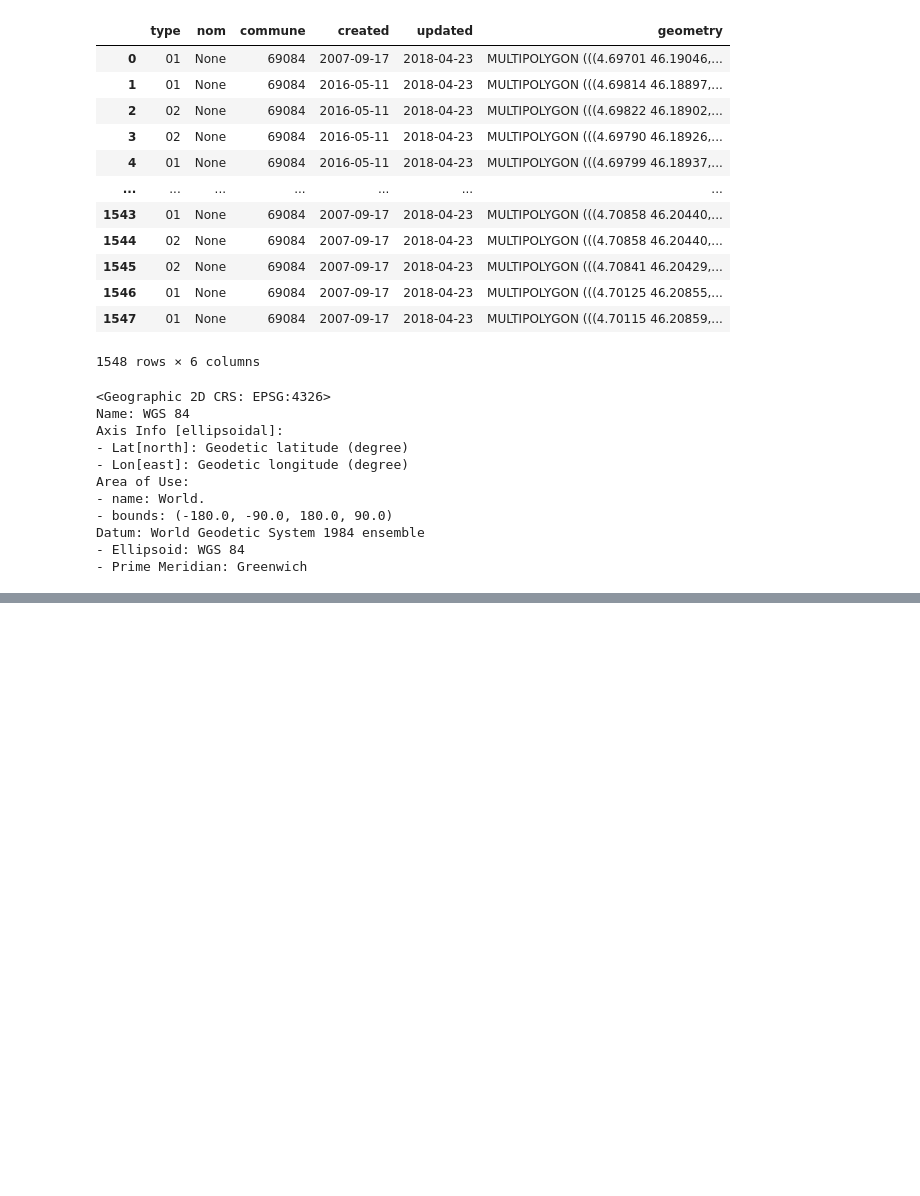
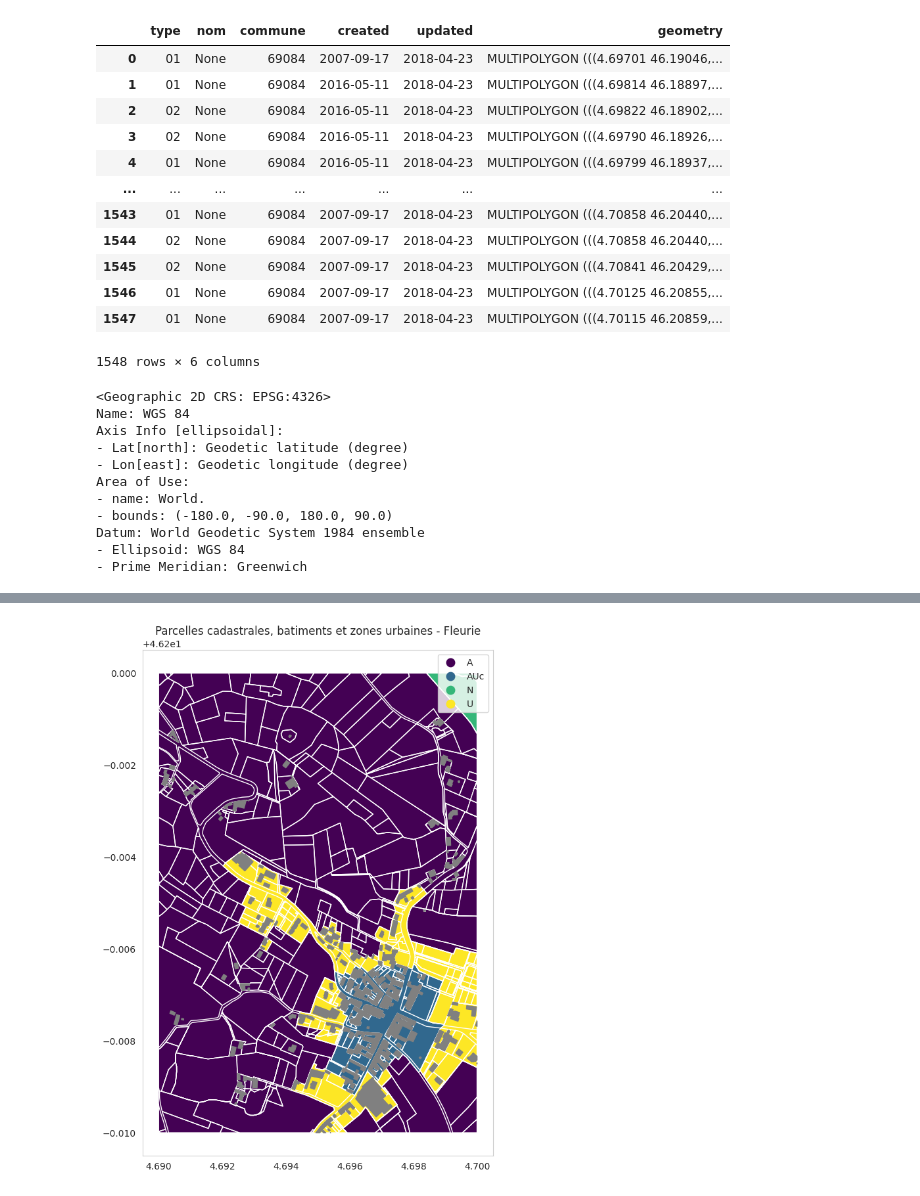
Before and after one commit to SimonJaricot/gis-fleurie, a Jupyter notebook: 01_explore_fleurie.ipynb, the cells around one changed output, grey strips where cells are left out. Cells and saved outputs as stored; diff of their text form; code cells hidden in the pictures; blank space fills up the shorter version.

```diff
--- a/01_explore_fleurie.ipynb
+++ b/01_explore_fleurie.ipynb
@@ -198,0 +211,3 @@ gpd.clip(building_gdf, center_boundaries).plot(
+# %%
+urban_path = list(data_path.glob('**/*URBA*.shp'))
+urban_path
@@ -198,0 +216,2 @@ gpd.clip(building_gdf, center_boundaries).plot(
+# %%
+urban = gpd.read_file(urban_path[0])
@@ -198,0 +234,4 @@ gpd.clip(building_gdf, center_boundaries).plot(
+# %%
+# Convert to the same CRS as the other files
+urban = urban.to_crs(parcelle_gdf.crs)
+urban.crs
@@ -198,0 +270,28 @@ gpd.clip(building_gdf, center_boundaries).plot(
+# %%
+urban_clip = gpd.clip(urban, center_boundaries)
+# %%
+fig, ax = plt.subplots(figsize=(10, 10))
+
+urban_clip.plot(
+    column='TYPEZONE',
+    cmap='viridis',
+    ax=ax,
+    legend=True,
+)
+parcelle_clip.plot(
+    color="None",
+    edgecolor='white',
+    ax=ax
+)
+building_clip.plot(
+    color="grey",
+    edgecolor='grey',
+    ax=ax,
+)
+# remove grid
+ax.grid(False)
+# add title
+ax.set_title('Parcelles cadastrales, batiments et zones urbaines - Fleurie')
+plt.show()
+# %% [output]
+[figure, added]
```
Also changed, not shown: parts of 26 cells of this notebook, 1 other file.
